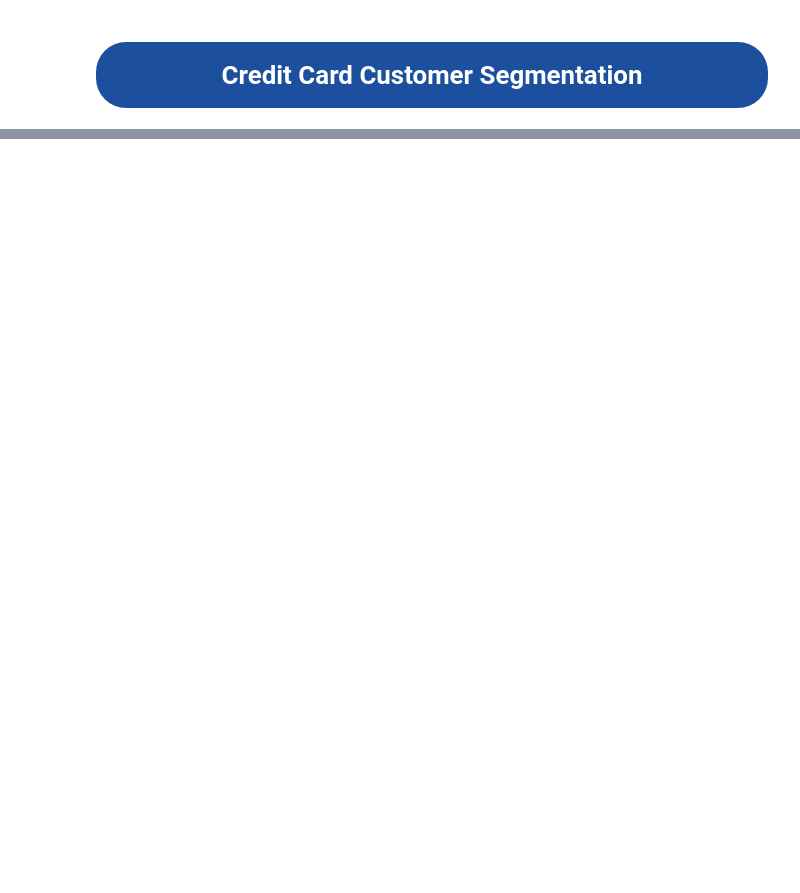
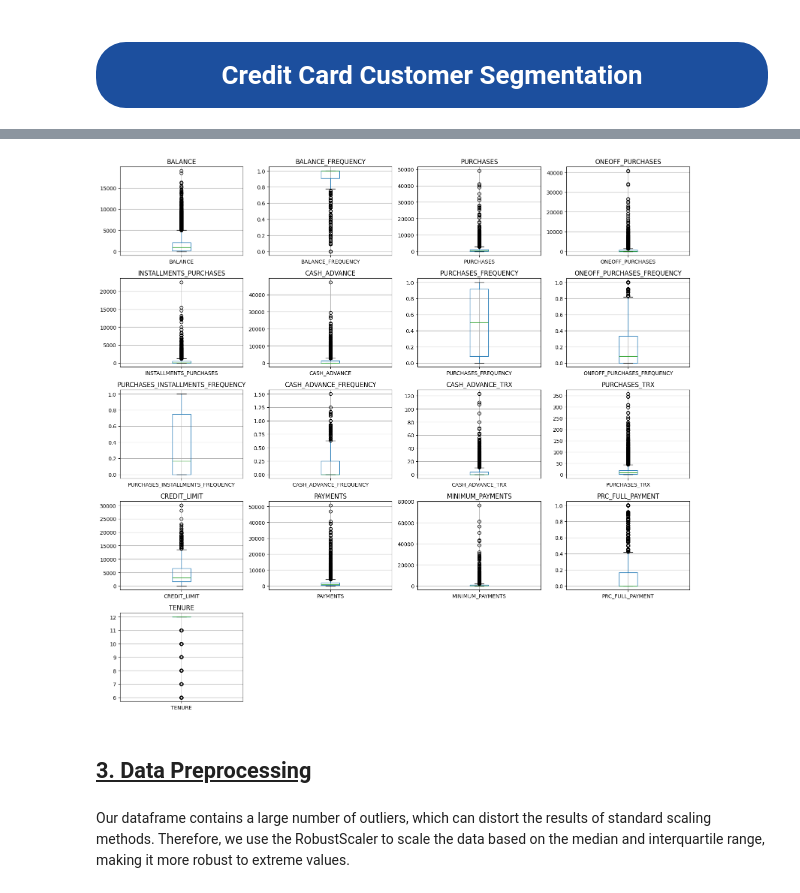
Before and after one commit to Mnr04/Kaggle_Projects, a Jupyter notebook: Credit_Card_Clustering.ipynb, the cells around one changed output, grey strips where cells are left out. Drawn from its saved outputs; the diff is of its cells as text; code cells hidden in the pictures; blank space fills up the shorter version.

```diff
--- a/Credit_Card_Clustering.ipynb
+++ b/Credit_Card_Clustering.ipynb
@@ -30,0 +122,23 @@ df.head()
+# %%
+#Delete Id columns
+df = df.drop('CUST_ID', axis=1)
+# %%
+#Display outliers values
+fig, axes = plt.subplots(5, 4, figsize=(16, 15))
+axes = axes.flatten()
+
+for i, col in enumerate(df.columns):
+    ax = axes[i]
+    df.boxplot(column=col, ax=ax)
+    ax.set_title(col)
+
+# Supprimer les axes inutilisés
+for j in range(len(df.columns), len(axes)):
+    fig.delaxes(axes[j])
+
+plt.tight_layout()
+plt.show()
+# %% [output]
+[figure, added]
+# %% [markdown]
+## <u> 3. Data Preprocessing </u>
@@ -30,0 +152,2 @@ df.head()
+# %% [markdown]
+Our dataframe contains a large number of outliers, which can distort the results of standard scaling methods. Therefore, we use the RobustScaler to scale the data based on the median and interquartile range, making it more robust to extreme values.
```
Also changed, not shown: parts of 33 cells of this notebook.
